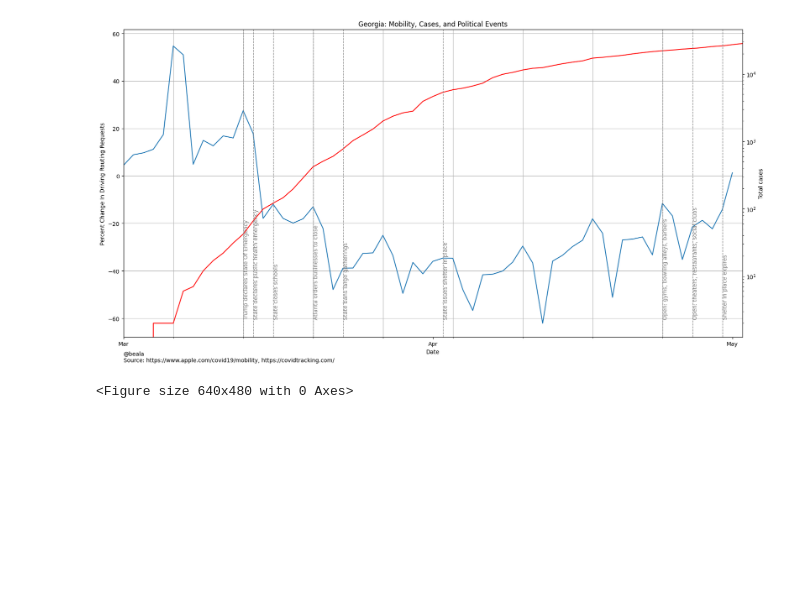
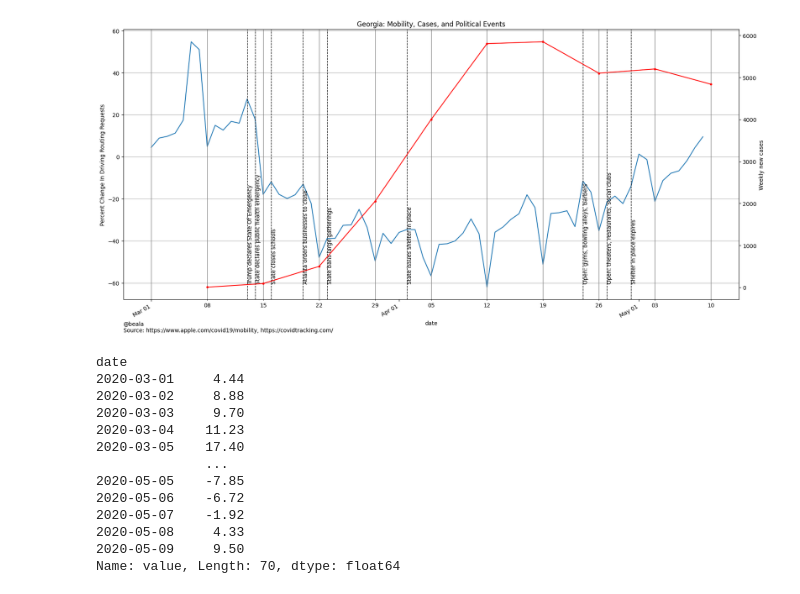
Before and after one commit to beala/covid_forecasts, a Jupyter notebook: Graphs.ipynb, the cells around one changed output. Saved outputs shown, nothing was run; the diff lists cells and outputs as text; code cells hidden in the pictures; blank space fills up the shorter version.

Commit message:
Fix georgia graph

```diff
--- a/Graphs.ipynb
+++ b/Graphs.ipynb
@@ -7,7 +7,7 @@ import matplotlib.dates as mdates
 plt.style.available
 plt.style.use('default')
 # %%
-raw_mobility = pd.read_csv('applemobilitytrends-2020-05-01.csv')
+raw_mobility = pd.read_csv('applemobilitytrends-2020-05-09.csv')
 # %%
 mobility = raw_mobility.melt(['region', 'transportation_type', 'geo_type', 'alternative_name'], value_name = 'value', var_name = 'date')
 
@@ -31,5 +31,6 @@ Name: value, Length: 110, dtype: float64
 # %%
 !ls ../covid-tracking-data/data/states_daily_4pm_et.csv
-states = pd.read_csv("../covid-tracking-data/data/states_daily_4pm_et.csv", parse_dates = ['date'], index_col = 'date')
+states = pd.read_csv("../covid-tracking-data/data/states_daily_4pm_et.csv", parse_dates = ['date'], index_col = 'date')[::-1]
+states
 # %% [output]
 ../covid-tracking-data/data/states_daily_4pm_et.csv
@@ -35,0 +51,3 @@ states = pd.read_csv("../covid-tracking-data/data/states_daily_4pm_et.csv", pars
+# %%
+ga_tests = states[states['state'] == 'GA'][['positiveIncrease', 'totalTestResultsIncrease']]
+ga_tests.groupby(pd.Grouper(freq='W-SUN')).sum().plot(figsize=(20,10))
@@ -36,51 +62,70 @@ states = pd.read_csv("../covid-tracking-data/data/states_daily_4pm_et.csv", pars
 # %%
-ga = mobility[mobility['region'] == "Georgia"]['value'].copy()
+ga = mobility[(mobility['region'] == "Georgia") & (mobility.index >= pd.to_datetime('2020-03-01'))]['value'].copy()
 ax = ga.plot(
+        x_compat=True,
         figsize = (20,10),
-        title = 'Georgia: Mobility, Cases, and Political Events')
-plt.grid(axis='x', which='minor')
-plt.grid(axis='y')
-ax.twinx()
+        title = 'Georgia: Mobility, Cases, and Political Events',
+        grid=True)
+#ax = plt.plot(ga)
+ax.set_xlabel("Date")
+ax.set_ylabel("Percent Change In Driving Routing Requests")
+ax.xaxis.set_major_locator(mdates.DayLocator(1))
+ax.xaxis.set_major_formatter(mdates.DateFormatter('%b %d'))
+ax.xaxis.set_minor_locator(mdates.WeekdayLocator(byweekday=mdates.SU))
+ax.xaxis.set_minor_formatter(mdates.DateFormatter('%d'))
 
-ga_positives = states[states['state'] == 'GA']['positive'].copy()
+ax2 = ga_tests['positiveIncrease'].groupby(pd.Grouper(freq='W-SUN')).sum().plot(
+    figsize=(20,10),
+    color="red",
+    style='.-',
+    x_compat=True,
+    secondary_y=True)
+ax2.set_ylabel("Weekly new cases")
 
-ga_positives[pd.to_datetime('2020-03-01')] = 0
+ax.grid(True, which='both', axis='y')
+# Draw the darn grid lines myself by matplotlib is a dork
+for xmin in mdates.WeekdayLocator(byweekday=mdates.SU).tick_values(pd.to_datetime('2020-03-01'), pd.to_datetime('2020-05-10')):
+  ax.axvline(x=xmin, color='grey', linewidth=1)
 
-ax2 = ga_positives.plot(
-    figsize=(20,10),
-    color="red")
-ax2.set_ylabel("Total cases")
-ax2.set_yscale('log')
 def event(date, label):
-    plt.axvline(x=pd.to_datetime(date), color='grey', linestyle='--', linewidth='1')
-    ax.text(pd.to_datetime(date) - pd.to_timedelta('0 day'), -60, label, rotation=90, color='grey')
+    ax.axvline(x=pd.to_datetime(date), color='black', linestyle='--', linewidth='1')
+    ax.text(pd.to_datetime(date) - pd.to_timedelta('0 day'), -60, label, rotation=90, color='black')
 
 event('2020-03-13', 'Trump declares State Of Emergency')
 event('2020-03-14', 'State declares public health emergency')
 event('2020-03-16', 'State closes schools')
 event('2020-03-20', 'Atlanta orders businesses to close')
 event('2020-03-23', 'State bans large gatherings')
 event('2020-04-02', 'State issues shelter in place')
 event('2020-04-24', 'Open: gyms, bowling alleys, barbers')
 event('2020-04-27', 'Open: theaters, restaurants, social clubs')
 event('2020-04-30', 'Shelter in place expires')
-ax.set_xlabel("Date")
-ax.set_ylabel("Percent Change In Driving Routing Requests")
-ax.xaxis.set_minor_locator(mdates.WeekdayLocator(byweekday=mdates.MO))
-ax.xaxis.set_major_locator(mdates.DayLocator(1))
-ax.xaxis.set_major_formatter(mdates.DateFormatter('%b'))
-#ax.xaxis.set_minor_formatter(mdates.DateFormatter('%d'))
-#plt.figure().autofmt_xdate()
 
 ax.text(
-    0,
-    -0.08,
+    -0.00,
+    -0.12,
     "@beala\nSource: https://www.apple.com/covid19/mobility, https://covidtracking.com/",
     transform=ax.transAxes
 )
-
 plt.savefig("ga_mobility.png")
 plt.show()
 # %% [output]
-[figure, old version]
+[figure, new version]
-<Figure size 640x480 with 0 Axes>
+# %%
+ga_p = ga_positives.groupby(pd.Grouper(freq='W-SUN')).sum()
+
+ga
+# %% [output]
+date
+2020-03-01     4.44
+2020-03-02     8.88
+2020-03-03     9.70
+2020-03-04    11.23
+2020-03-05    17.40
+              ...
+2020-05-05    -7.85
+2020-05-06    -6.72
+2020-05-07    -1.92
+2020-05-08     4.33
+2020-05-09     9.50
+Name: value, Length: 70, dtype: float64
```
Also changed, not shown: parts of 11 cells of this notebook, 4 other files.
